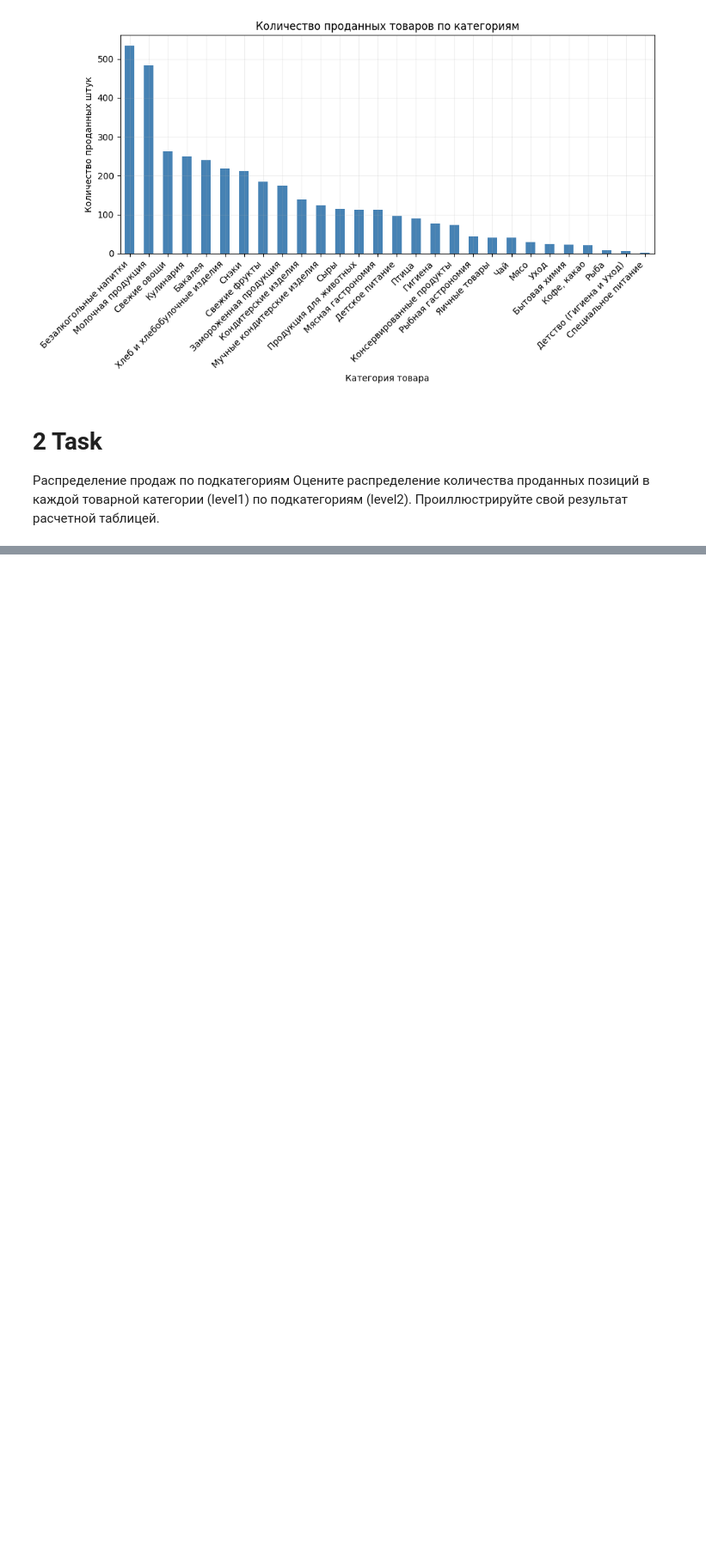
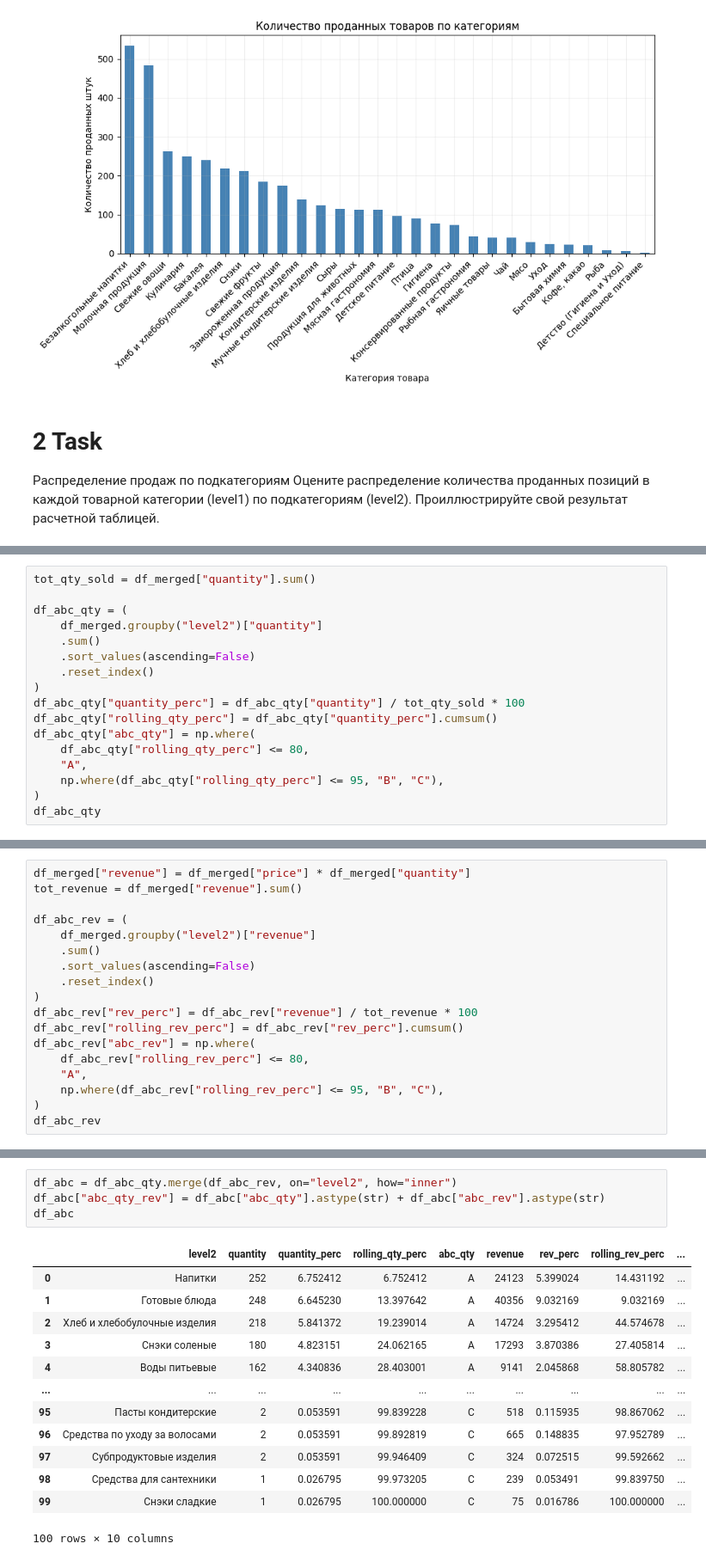
Before and after one commit to Saldon1986/Simulative_ML, a Jupyter notebook: Python for data analysis/Last call/test_case.ipynb, the cells around one changed output, grey strips where cells are left out. Shown at 86% size. Drawn from its saved outputs; the diff is of its cells as text; blank space fills up the shorter version.

```diff
--- a/Python for data analysis/Last call/test_case.ipynb
+++ b/Python for data analysis/Last call/test_case.ipynb
@@ -80,0 +198,17 @@ plt.show()
+# %%
+tot_qty_sold = df_merged["quantity"].sum()
+
+df_abc_qty = (
+    df_merged.groupby("level2")["quantity"]
+    .sum()
+    .sort_values(ascending=False)
+    .reset_index()
+)
+df_abc_qty["quantity_perc"] = df_abc_qty["quantity"] / tot_qty_sold * 100
+df_abc_qty["rolling_qty_perc"] = df_abc_qty["quantity_perc"].cumsum()
+df_abc_qty["abc_qty"] = np.where(
+    df_abc_qty["rolling_qty_perc"] <= 80,
+    "A",
+    np.where(df_abc_qty["rolling_qty_perc"] <= 95, "B", "C"),
+)
+df_abc_qty
@@ -80,0 +229,18 @@ plt.show()
+# %%
+df_merged["revenue"] = df_merged["price"] * df_merged["quantity"]
+tot_revenue = df_merged["revenue"].sum()
+
+df_abc_rev = (
+    df_merged.groupby("level2")["revenue"]
+    .sum()
+    .sort_values(ascending=False)
+    .reset_index()
+)
+df_abc_rev["rev_perc"] = df_abc_rev["revenue"] / tot_revenue * 100
+df_abc_rev["rolling_rev_perc"] = df_abc_rev["rev_perc"].cumsum()
+df_abc_rev["abc_rev"] = np.where(
+    df_abc_rev["rolling_rev_perc"] <= 80,
+    "A",
+    np.where(df_abc_rev["rolling_rev_perc"] <= 95, "B", "C"),
+)
+df_abc_rev
@@ -80,0 +261,18 @@ plt.show()
+# %%
+df_abc = df_abc_qty.merge(df_abc_rev, on="level2", how="inner")
+df_abc["abc_qty_rev"] = df_abc["abc_qty"].astype(str) + df_abc["abc_rev"].astype(str)
+df_abc
+# %% [output]
+|  | level2 | quantity | quantity_perc | rolling_qty_perc | abc_qty | revenue | rev_perc | rolling_rev_perc | ... |
+| 0 | Напитки | 252 | 6.752412 | 6.752412 | A | 24123 | 5.399024 | 14.431192 | ... |
+| 1 | Готовые блюда | 248 | 6.645230 | 13.397642 | A | 40356 | 9.032169 | 9.032169 | ... |
+| 2 | Хлеб и хлебобулочные изделия | 218 | 5.841372 | 19.239014 | A | 14724 | 3.295412 | 44.574678 | ... |
+| 3 | Снэки соленые | 180 | 4.823151 | 24.062165 | A | 17293 | 3.870386 | 27.405814 | ... |
+| 4 | Воды питьевые | 162 | 4.340836 | 28.403001 | A | 9141 | 2.045868 | 58.805782 | ... |
+| ... | ... | ... | ... | ... | ... | ... | ... | ... | ... |
+| 95 | Пасты кондитерские | 2 | 0.053591 | 99.839228 | C | 518 | 0.115935 | 98.867062 | ... |
+| 96 | Средства по уходу за волосами | 2 | 0.053591 | 99.892819 | C | 665 | 0.148835 | 97.952789 | ... |
+| 97 | Субпродуктовые изделия | 2 | 0.053591 | 99.946409 | C | 324 | 0.072515 | 99.592662 | ... |
+| 98 | Средства для сантехники | 1 | 0.026795 | 99.973205 | C | 239 | 0.053491 | 99.839750 | ... |
+| 99 | Снэки сладкие | 1 | 0.026795 | 100.000000 | C | 75 | 0.016786 | 100.000000 | ... |
+100 rows × 10 columns
```
Also changed, not shown: parts of 18 cells of this notebook, 1 other file.
